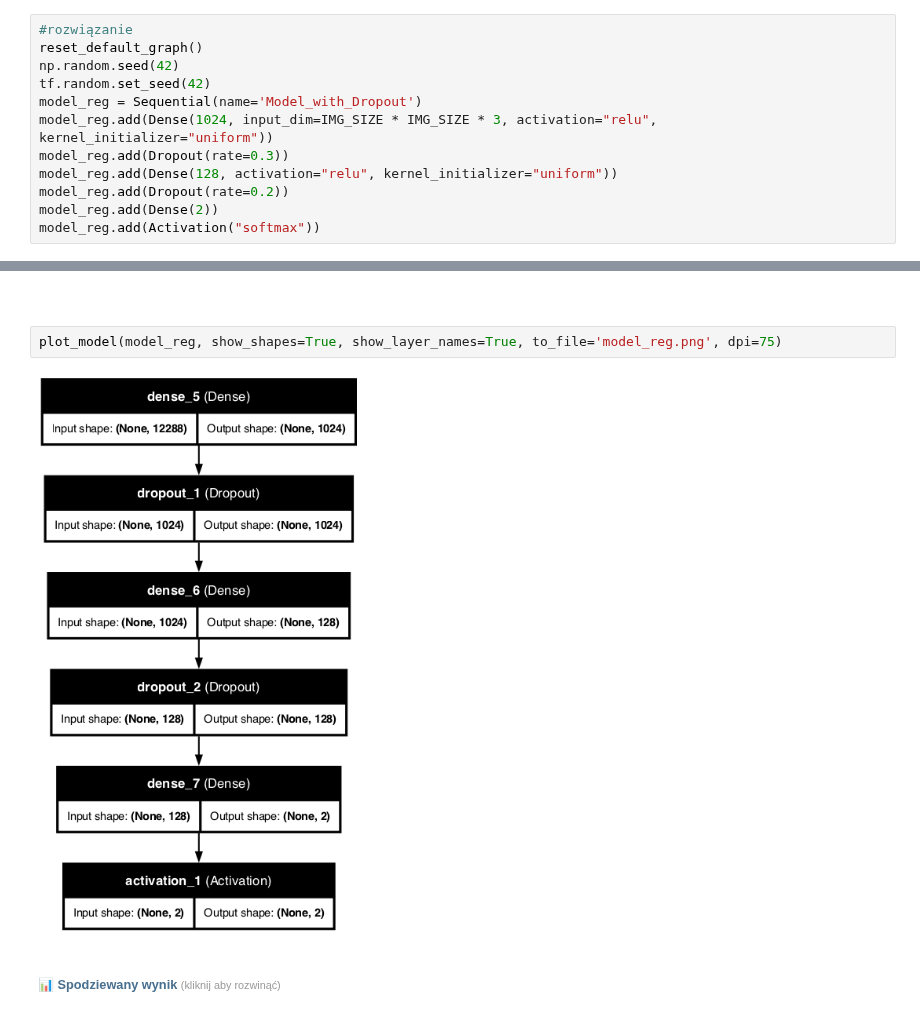
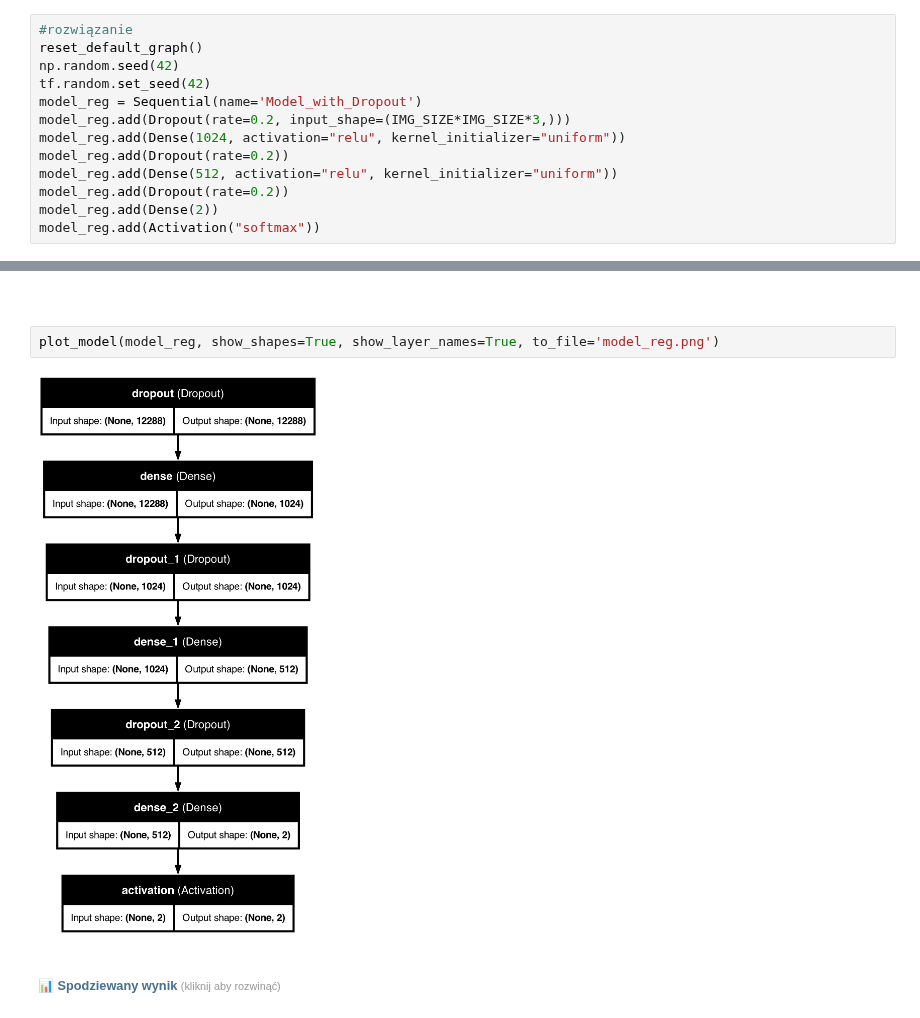
Before and after one commit to NXTRSS/MachineLearningCourse, a Jupyter notebook: Sieć_Neuronowa.ipynb, the cells around one changed output, grey strips where cells are left out. Drawn from its saved outputs; the diff is of its cells as text.

Commit message:
Revert "Sieć_Neuronowa: fix FFNN/Dropout architecture and training params"
This reverts commit 4144b9a5c027e701f32426f7b91fe1967bf9d27c.

```diff
--- a/Sieć_Neuronowa.ipynb
+++ b/Sieć_Neuronowa.ipynb
@@ -461,9 +462,10 @@ reset_default_graph()
 np.random.seed(42)
 tf.random.set_seed(42)
 model_reg = Sequential(name='Model_with_Dropout')
-model_reg.add(Dense(1024, input_dim=IMG_SIZE * IMG_SIZE * 3, activation="relu", kernel_initializer="uniform"))
-model_reg.add(Dropout(rate=0.3))
-model_reg.add(Dense(128, activation="relu", kernel_initializer="uniform"))
+model_reg.add(Dropout(rate=0.2, input_shape=(IMG_SIZE*IMG_SIZE*3,)))
+model_reg.add(Dense(1024, activation="relu", kernel_initializer="uniform"))
+model_reg.add(Dropout(rate=0.2))
+model_reg.add(Dense(512, activation="relu", kernel_initializer="uniform"))
 model_reg.add(Dropout(rate=0.2))
 model_reg.add(Dense(2))
 model_reg.add(Activation("softmax"))
@@ -500,9 +500,9 @@ Model: "Model_with_Dropout"
 # %% [markdown]
 ######
 # %%
-plot_model(model_reg, show_shapes=True, show_layer_names=True, to_file='model_reg.png', dpi=75)
+plot_model(model_reg, show_shapes=True, show_layer_names=True, to_file='model_reg.png')
 # %% [output]
-[figure, old version]
+[figure, new version]
 # %% [markdown]
 ###### <span style="color: #4a7090;">📊 Spodziewany wynik</span> <span style="color: #999; font-weight: normal; font-size: 0.85em;">(kliknij aby rozwinąć)</span>
 # %% [markdown]
```
Also changed, not shown: parts of 31 cells of this notebook.
